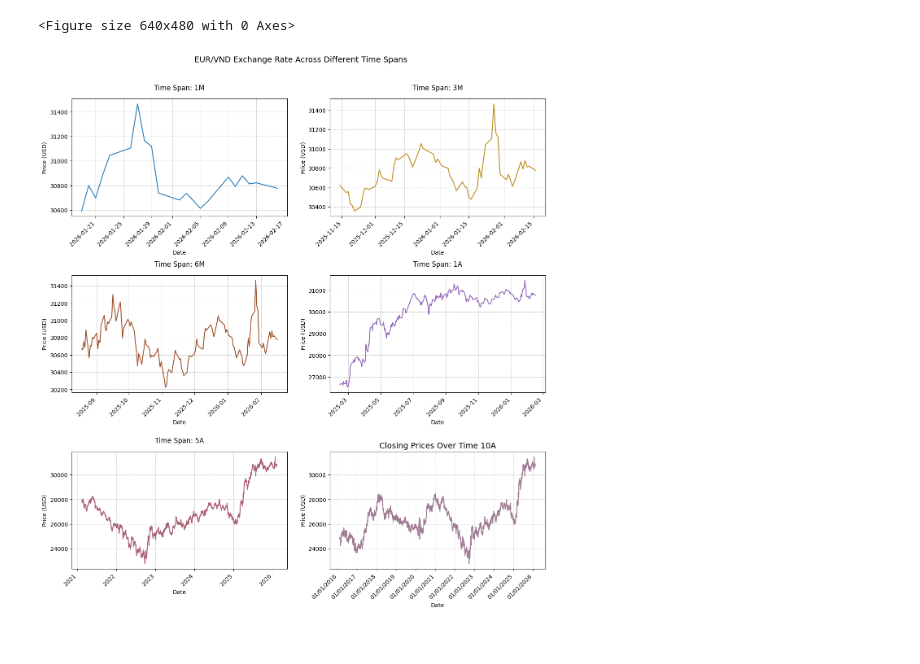
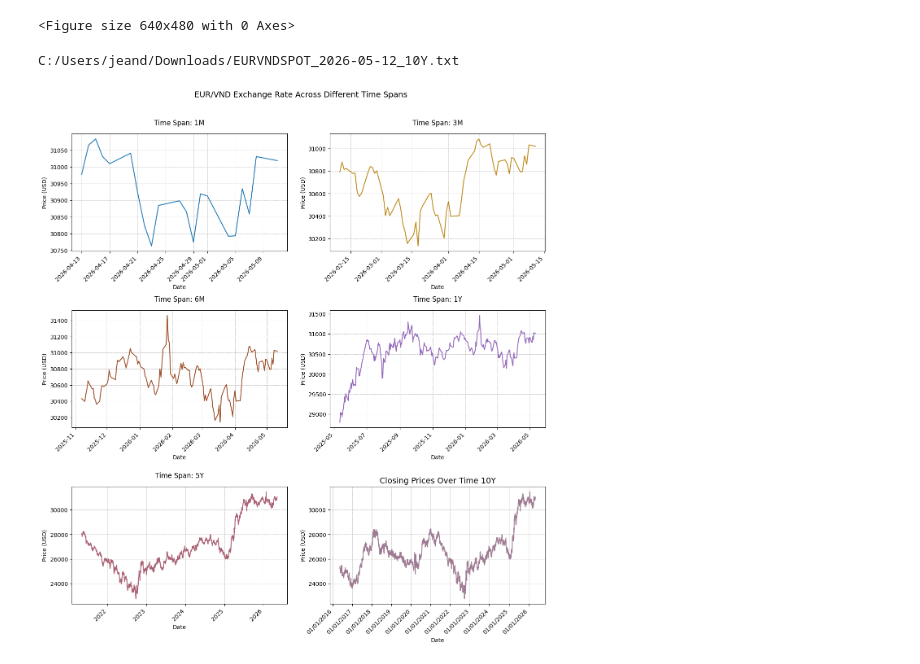
Before and after one commit to jdavid54/jupyter_notebooks2, a Jupyter notebook: eur_usd_change_data.ipynb, the cells around one changed output. Cells and saved outputs as stored; diff of their text form; code cells hidden in the pictures.

```diff
--- a/eur_usd_change_data.ipynb
+++ b/eur_usd_change_data.ipynb
@@ -65,28 +75,0 @@ def plot_prices(df, span='1J', bounds=False):
-# %%
-# Define the time span for the plot title
-span = '6M'
-#currency = 'USD'  # Example currency, can be changed as needed
-# Example usage
-if __name__ == "__main__":
-    # Define the filename based on the span
-    name = 'EURUSDSPOT_2026-03-02'
-    filename = fr'C:/Users/jeand/Downloads/{name}_{span}.txt'
-    currency = filename[28:31]  # Extract currency from filename, e.g., 'USD'
-    print(currency)
-    try:
-        data = import_data_from_file(filename)
-        print("Data imported successfully:")
-        #print(data.head())
-
-        # Optional: Display DataFrame info
-        print("\nDataFrame info:")
-        #print(data.info())
-
-        # Plot the opening prices
-        plot_prices(data, span=span)
-        print("Plotting completed successfully.")
-
-    except FileNotFoundError:
-        print(f"Error: File '{filename}' not found.")
-    except Exception as e:
-        print(f"An error occurred: {str(e)}")
@@ -99,0 +139,7 @@ Plotting completed successfully.
+# %%
+colors = {'USD': 'tab:blue', 'VND': 'tab:orange'}
+line_styles = {'USD': '-', 'VND': '-'}
+#test the color and line style retrieval
+i=0
+currency=currencies[i]
+print(currency, colors.get(currency, f'C{i}'))
@@ -127,7 +215,7 @@ def plot_spans(ax, df, line_color='b', span='1J', bounds=False):
     # Format x-axis to show dates nicely
     plt.gca().xaxis.set_major_formatter(plt.matplotlib.dates.DateFormatter('%d/%m/%Y'))
 # %%
-filename = fr'C:/Users/jeand/Downloads/EURUSDSPOT_2025-05-19 (10A).txt'
+filename = fr'C:/Users/jeand/Downloads/EURVNDSPOT_2026-05-12_10Y.txt'
 data = import_data_from_file(filename)
 fig, ax = plt.subplots()
 plot_spans(ax, data[-365:], line_color='b', span='1A', bounds=False)
@@ -139,9 +227,9 @@ plot_spans(ax, data[-365:], line_color='b', span='1A', bounds=False)
 from matplotlib.colors import LinearSegmentedColormap
 # Function to plot individual spans
 def plot_individual_spans(filename, cur):
-
+    print(filename)
     # List of spans to plot
-    spans = ['1M', '3M', '6M', '1A', '5A', '10A']
+    spans = ['1M', '3M', '6M', '1Y', '5Y', '10Y']
     # one year = 256 days
     spans_ = [256//12, 256//4, 256//2, 256, 256*5, 2560]
 
@@ -198,13 +286,15 @@ plt.show()
 # %%
 # Example usage
 if __name__ == "__main__":
     # Define the filename based on the span
     cur = 'VND'
-    filename = fr'C:/Users/jeand/Downloads/EUR{cur}SPOT_2026-02-17 (10A).txt'
+    date="2026-05-12"
+    filename = fr'C:/Users/jeand/Downloads/EUR{cur}SPOT_{date}_10Y.txt'
 
     plot_individual_spans(filename, cur)
 # %% [output]
+C:/Users/jeand/Downloads/EURVNDSPOT_2026-05-12_10Y.txt
-[figure, old version]
+[figure, new version]
 # %%
 # This function plots the absolute price and % variation from the first closing price
 def plot_data(data):
```
Also changed, not shown: parts of 17 cells of this notebook, 14 other files.
